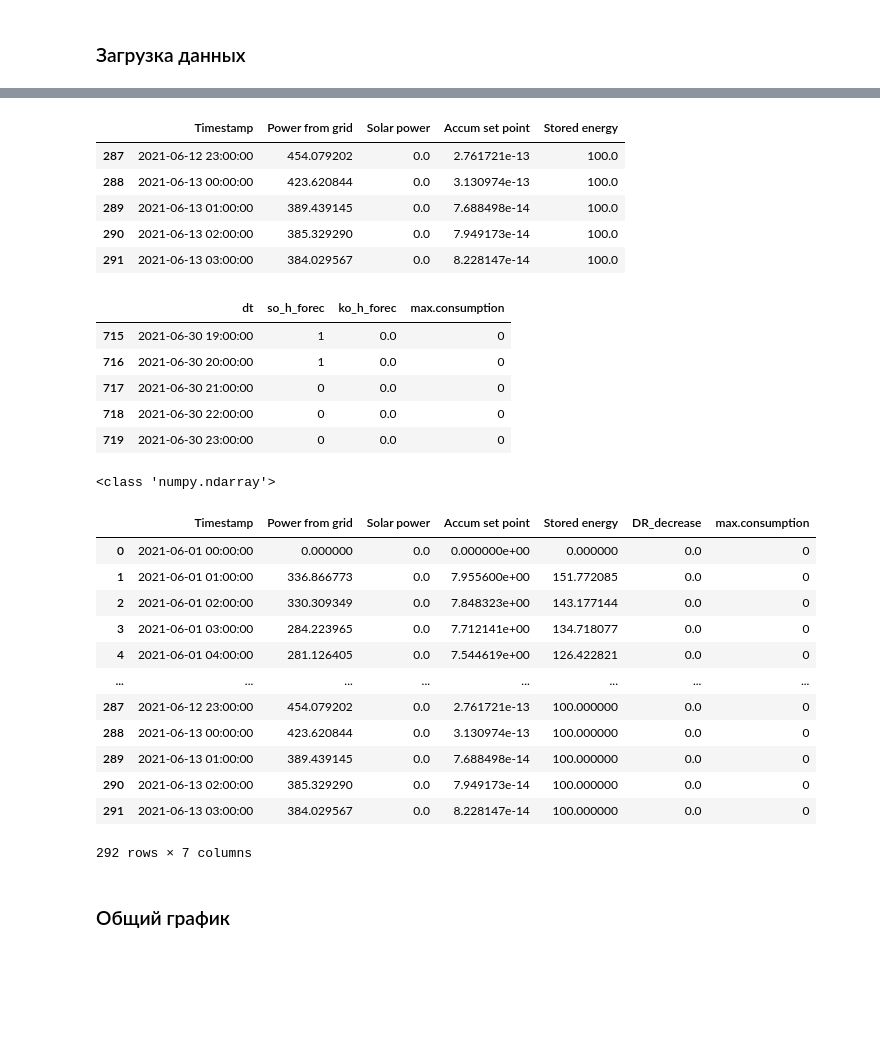
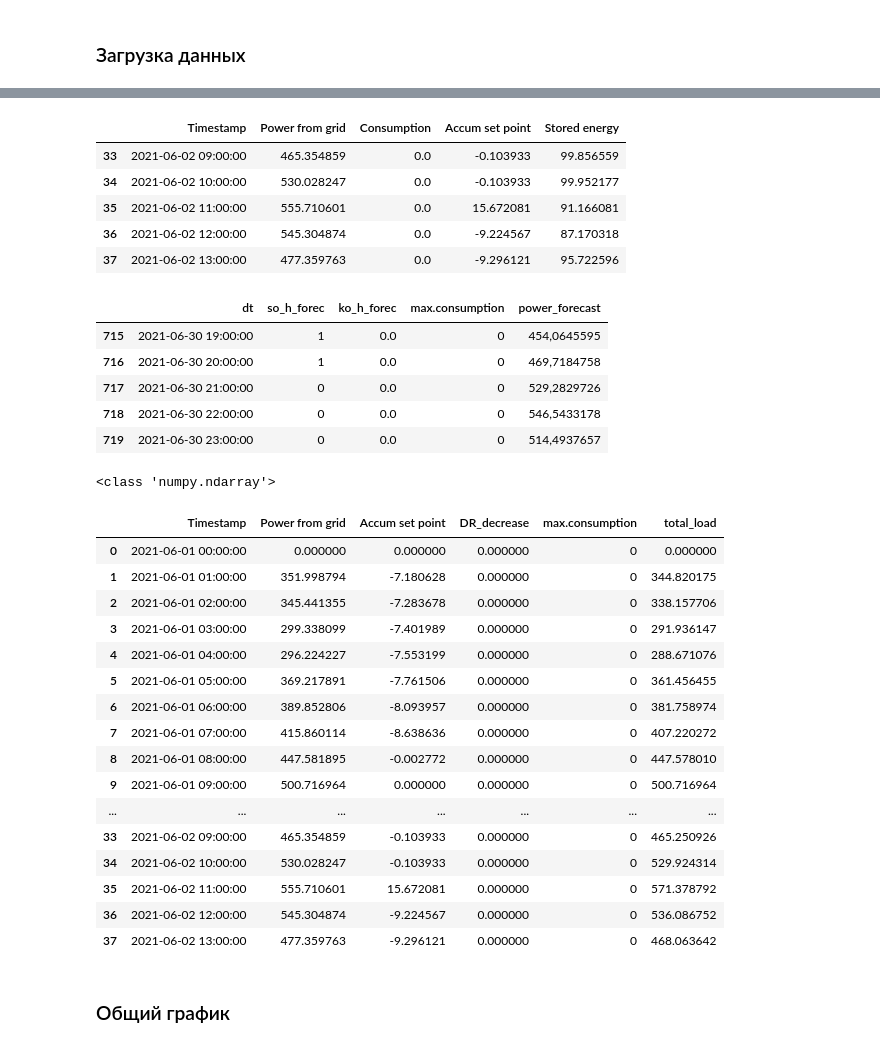
Before and after one commit to Randyrofed/Graphics_test_amigo, a Jupyter notebook: Test_DR/Untitled.ipynb, the cells around one changed output, grey strips where cells are left out. Cells and saved outputs as stored; diff of their text form; code cells hidden in the pictures; blank space fills up the shorter version.

```diff
--- a/Test_DR/Untitled.ipynb
+++ b/Test_DR/Untitled.ipynb
@@ -7,10 +7,10 @@ import numpy as np
 # %% [markdown]
 ### Загрузка данных
 # %%
-def dateparse(x):
+def dateparse1(x):
     if len(x) > 37:
         return datetime.datetime.strptime(x[:-21], '%Y-%m-%dT%H:%M:%S')
     else:
         return datetime.datetime.strptime(x[:-21], '%Y-%m-%dT%H:%M')
 
-df_test = pd.read_csv('test_1_result.csv', sep=';', parse_dates=['Timestamp'], date_parser=dateparse)
+df_test = pd.read_csv('test_1_result.csv', sep=';', parse_dates=['Timestamp'], date_parser=dateparse1)
@@ -18,6 +27,9 @@ df_test = pd.read_csv('test_1_result.csv', sep=';', parse_dates=['Timestamp'], d
 def dateparse(x):
     return datetime.datetime.strptime(x, '%d.%m.%y %H:%M')
 df_hours = pd.read_csv('scen_1_forecast_so_ko_hours.csv', sep=';', parse_dates=['dt'], date_parser=dateparse)
+# %%
+load_in = pd.read_csv('Нагрузка_БКТП.csv', sep=',')
+load_in['timestamp'] =  pd.to_datetime(load_in['timestamp'], format='%Y-%m-%dT%H:%M:%S')
 # %%
 #группировка по 1H
 load_1H = df_test.groupby(pd.Grouper(key='Timestamp', freq="1h")).mean().shift(1).fillna(0).reset_index(drop=False)
@@ -32,0 +36,3 @@ df_test.head()
+# %%
+load_in_1H = load_in.groupby(pd.Grouper(key='timestamp', freq="1h")).mean().shift(1).fillna(0).reset_index(drop=False)
+load_in_1H.head()
@@ -33,47 +46,53 @@ df_test.head()
 # %%
 load_1H.tail()
 # %% [output]
-|  | Timestamp | Power from grid | Solar power | Accum set point | Stored energy |
-| 287 | 2021-06-12 23:00:00 | 454.079202 | 0.0 | 2.761721e-13 | 100.0 |
-| 288 | 2021-06-13 00:00:00 | 423.620844 | 0.0 | 3.130974e-13 | 100.0 |
-| 289 | 2021-06-13 01:00:00 | 389.439145 | 0.0 | 7.688498e-14 | 100.0 |
-| 290 | 2021-06-13 02:00:00 | 385.329290 | 0.0 | 7.949173e-14 | 100.0 |
-| 291 | 2021-06-13 03:00:00 | 384.029567 | 0.0 | 8.228147e-14 | 100.0 |
+|  | Timestamp | Power from grid | Consumption | Accum set point | Stored energy |
+| 33 | 2021-06-02 09:00:00 | 465.354859 | 0.0 | -0.103933 | 99.856559 |
+| 34 | 2021-06-02 10:00:00 | 530.028247 | 0.0 | -0.103933 | 99.952177 |
+| 35 | 2021-06-02 11:00:00 | 555.710601 | 0.0 | 15.672081 | 91.166081 |
+| 36 | 2021-06-02 12:00:00 | 545.304874 | 0.0 | -9.224567 | 87.170318 |
+| 37 | 2021-06-02 13:00:00 | 477.359763 | 0.0 | -9.296121 | 95.722596 |
 # %%
 df_hours.tail()
 # %% [output]
-|  | dt | so_h_forec | ko_h_forec | max.consumption |
-| 715 | 2021-06-30 19:00:00 | 1 | 0.0 | 0 |
-| 716 | 2021-06-30 20:00:00 | 1 | 0.0 | 0 |
-| 717 | 2021-06-30 21:00:00 | 0 | 0.0 | 0 |
-| 718 | 2021-06-30 22:00:00 | 0 | 0.0 | 0 |
-| 719 | 2021-06-30 23:00:00 | 0 | 0.0 | 0 |
+|  | dt | so_h_forec | ko_h_forec | max.consumption | power_forecast |
+| 715 | 2021-06-30 19:00:00 | 1 | 0.0 | 0 | 454,0645595 |
+| 716 | 2021-06-30 20:00:00 | 1 | 0.0 | 0 | 469,7184758 |
+| 717 | 2021-06-30 21:00:00 | 0 | 0.0 | 0 | 529,2829726 |
+| 718 | 2021-06-30 22:00:00 | 0 | 0.0 | 0 | 546,5433178 |
+| 719 | 2021-06-30 23:00:00 | 0 | 0.0 | 0 | 514,4937657 |
 # %%
 load_fact=load_1H['Power from grid'].reset_index(drop=True)
 load_DR=df_hours['max.consumption'].reset_index(drop=True)
 #print(load_DR, load_fact)
 #массив с величинами снижения
 DR = np.where(load_DR!=0, load_DR-load_fact, 0)
 print(type(DR))
 DR = pd.DataFrame(DR)
 load_1H['DR_decrease']=DR
 load_1H['max.consumption']=load_DR
-load_1H.head(500)
+load_1H['total_load']=load_in_1H['p_load']
+load_1H.drop(['Stored energy', 'Consumption'], axis=1, inplace=True)
+load_1H.head(40)
 # %% [output]
 <class 'numpy.ndarray'>
-|  | Timestamp | Power from grid | Solar power | Accum set point | Stored energy | DR_decrease | max.consumption |
-| 0 | 2021-06-01 00:00:00 | 0.000000 | 0.0 | 0.000000e+00 | 0.000000 | 0.0 | 0 |
-| 1 | 2021-06-01 01:00:00 | 336.866773 | 0.0 | 7.955600e+00 | 151.772085 | 0.0 | 0 |
-| 2 | 2021-06-01 02:00:00 | 330.309349 | 0.0 | 7.848323e+00 | 143.177144 | 0.0 | 0 |
-| 3 | 2021-06-01 03:00:00 | 284.223965 | 0.0 | 7.712141e+00 | 134.718077 | 0.0 | 0 |
-| 4 | 2021-06-01 04:00:00 | 281.126405 | 0.0 | 7.544619e+00 | 126.422821 | 0.0 | 0 |
-| ... | ... | ... | ... | ... | ... | ... | ... |
-| 287 | 2021-06-12 23:00:00 | 454.079202 | 0.0 | 2.761721e-13 | 100.000000 | 0.0 | 0 |
-| 288 | 2021-06-13 00:00:00 | 423.620844 | 0.0 | 3.130974e-13 | 100.000000 | 0.0 | 0 |
-| 289 | 2021-06-13 01:00:00 | 389.439145 | 0.0 | 7.688498e-14 | 100.000000 | 0.0 | 0 |
-| 290 | 2021-06-13 02:00:00 | 385.329290 | 0.0 | 7.949173e-14 | 100.000000 | 0.0 | 0 |
-| 291 | 2021-06-13 03:00:00 | 384.029567 | 0.0 | 8.228147e-14 | 100.000000 | 0.0 | 0 |
+|  | Timestamp | Power from grid | Accum set point | DR_decrease | max.consumption | total_load |
+| 0 | 2021-06-01 00:00:00 | 0.000000 | 0.000000 | 0.000000 | 0 | 0.000000 |
+| 1 | 2021-06-01 01:00:00 | 351.998794 | -7.180628 | 0.000000 | 0 | 344.820175 |
+| 2 | 2021-06-01 02:00:00 | 345.441355 | -7.283678 | 0.000000 | 0 | 338.157706 |
+| 3 | 2021-06-01 03:00:00 | 299.338099 | -7.401989 | 0.000000 | 0 | 291.936147 |
+| 4 | 2021-06-01 04:00:00 | 296.224227 | -7.553199 | 0.000000 | 0 | 288.671076 |
+| 5 | 2021-06-01 05:00:00 | 369.217891 | -7.761506 | 0.000000 | 0 | 361.456455 |
+| 6 | 2021-06-01 06:00:00 | 389.852806 | -8.093957 | 0.000000 | 0 | 381.758974 |
+| 7 | 2021-06-01 07:00:00 | 415.860114 | -8.638636 | 0.000000 | 0 | 407.220272 |
+| 8 | 2021-06-01 08:00:00 | 447.581895 | -0.002772 | 0.000000 | 0 | 447.578010 |
+| 9 | 2021-06-01 09:00:00 | 500.716964 | 0.000000 | 0.000000 | 0 | 500.716964 |
+| ... | ... | ... | ... | ... | ... | ... |
+| 33 | 2021-06-02 09:00:00 | 465.354859 | -0.103933 | 0.000000 | 0 | 465.250926 |
+| 34 | 2021-06-02 10:00:00 | 530.028247 | -0.103933 | 0.000000 | 0 | 529.924314 |
+| 35 | 2021-06-02 11:00:00 | 555.710601 | 15.672081 | 0.000000 | 0 | 571.378792 |
+| 36 | 2021-06-02 12:00:00 | 545.304874 | -9.224567 | 0.000000 | 0 | 536.086752 |
+| 37 | 2021-06-02 13:00:00 | 477.359763 | -9.296121 | 0.000000 | 0 | 468.063642 |
-292 rows × 7 columns
 # %% [markdown]
 ### Общий график
 # %%
```
Also changed, not shown: parts of 8 cells of this notebook, 5 other files.
